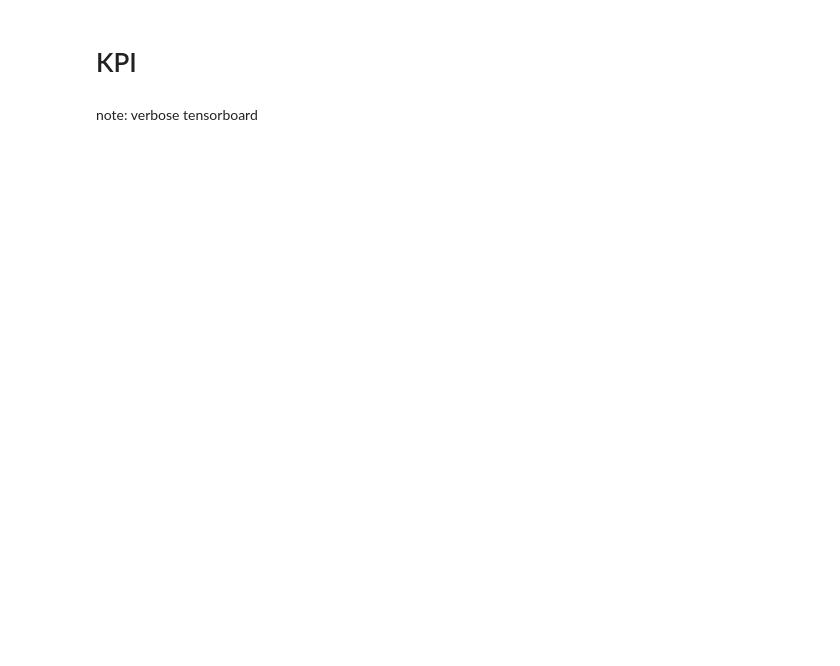
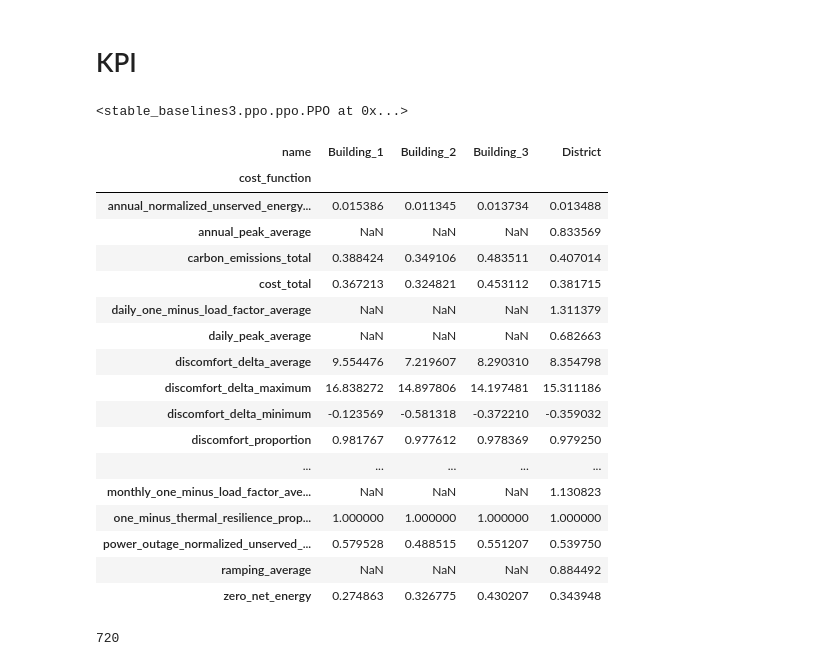
Before and after one commit to croissancecomparee/citylearn_control_track, a Jupyter notebook: citylearn-2023-starter-kit-master/coccinelle.ipynb, the cells around one changed output. Saved outputs shown, nothing was run; the diff lists cells and outputs as text; code cells hidden in the pictures; blank space fills up the shorter version.

Commit message:
adding kpis visualization and plots functions

```diff
--- a/citylearn-2023-starter-kit-master/coccinelle.ipynb
+++ b/citylearn-2023-starter-kit-master/coccinelle.ipynb
@@ -279,7 +273,37 @@ FileNotFoundError: [Errno 2] No such file or directory: 'trajectories/trajectori
 
 
 # KPI
-# %% [markdown]
-note:
-    verbose
-    tensorboard
+# %%
+model = PPO('MlpPolicy',env)
+model.learn(total_timesteps=env.time_steps*2)
+# %% [output]
+<stable_baselines3.ppo.ppo.PPO at 0x...>
+# %%
+observations = env.reset()
+# %%
+while not env.done:
+    actions, _ = model.predict(observations, deterministic=True)
+    observations, _, _, _ = env.step(actions)
+# %%
+kpis = env.evaluate()
+kpis = kpis.pivot(index='cost_function',columns='name',values='value')
+display(kpis)
+# %% [output]
+| name | Building_1 | Building_2 | Building_3 | District |
+| cost_function |  |  |  |  |
+| annual_normalized_unserved_energy... | 0.015386 | 0.011345 | 0.013734 | 0.013488 |
+| annual_peak_average | NaN | NaN | NaN | 0.833569 |
+| carbon_emissions_total | 0.388424 | 0.349106 | 0.483511 | 0.407014 |
+| cost_total | 0.367213 | 0.324821 | 0.453112 | 0.381715 |
+| daily_one_minus_load_factor_average | NaN | NaN | NaN | 1.311379 |
+| daily_peak_average | NaN | NaN | NaN | 0.682663 |
+| discomfort_delta_average | 9.554476 | 7.219607 | 8.290310 | 8.354798 |
+| discomfort_delta_maximum | 16.838272 | 14.897806 | 14.197481 | 15.311186 |
+| discomfort_delta_minimum | -0.123569 | -0.581318 | -0.372210 | -0.359032 |
+| discomfort_proportion | 0.981767 | 0.977612 | 0.978369 | 0.979250 |
+| ... | ... | ... | ... | ... |
+| monthly_one_minus_load_factor_ave... | NaN | NaN | NaN | 1.130823 |
+| one_minus_thermal_resilience_prop... | 1.000000 | 1.000000 | 1.000000 | 1.000000 |
+| power_outage_normalized_unserved_... | 0.579528 | 0.488515 | 0.551207 | 0.539750 |
+| ramping_average | NaN | NaN | NaN | 0.884492 |
+| zero_net_energy | 0.274863 | 0.326775 | 0.430207 | 0.343948 |
@@ -285,0 +312,4 @@ note:
+# %%
+env.time_steps
+# %% [output]
+720
```
Also changed, not shown: parts of 23 cells of this notebook.
